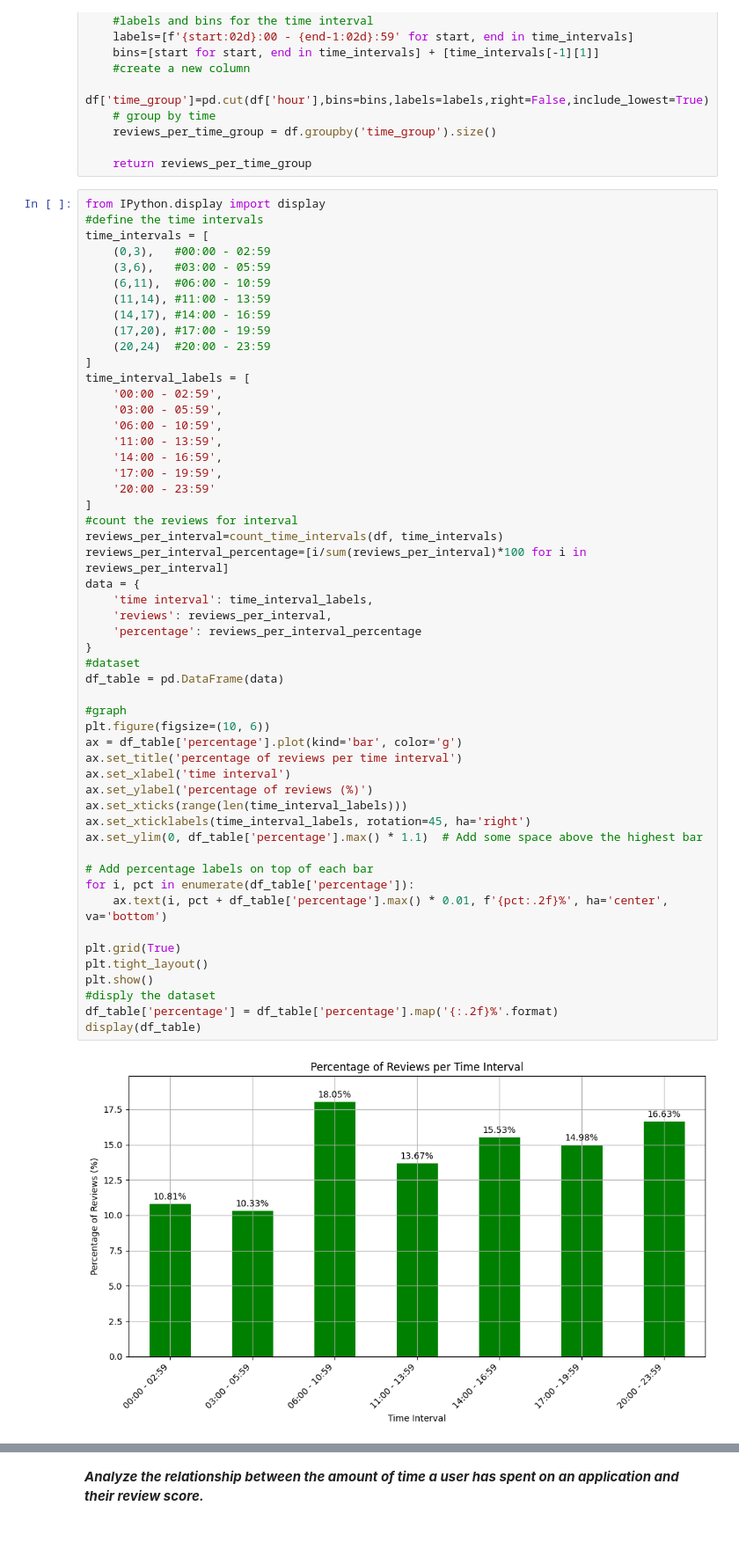
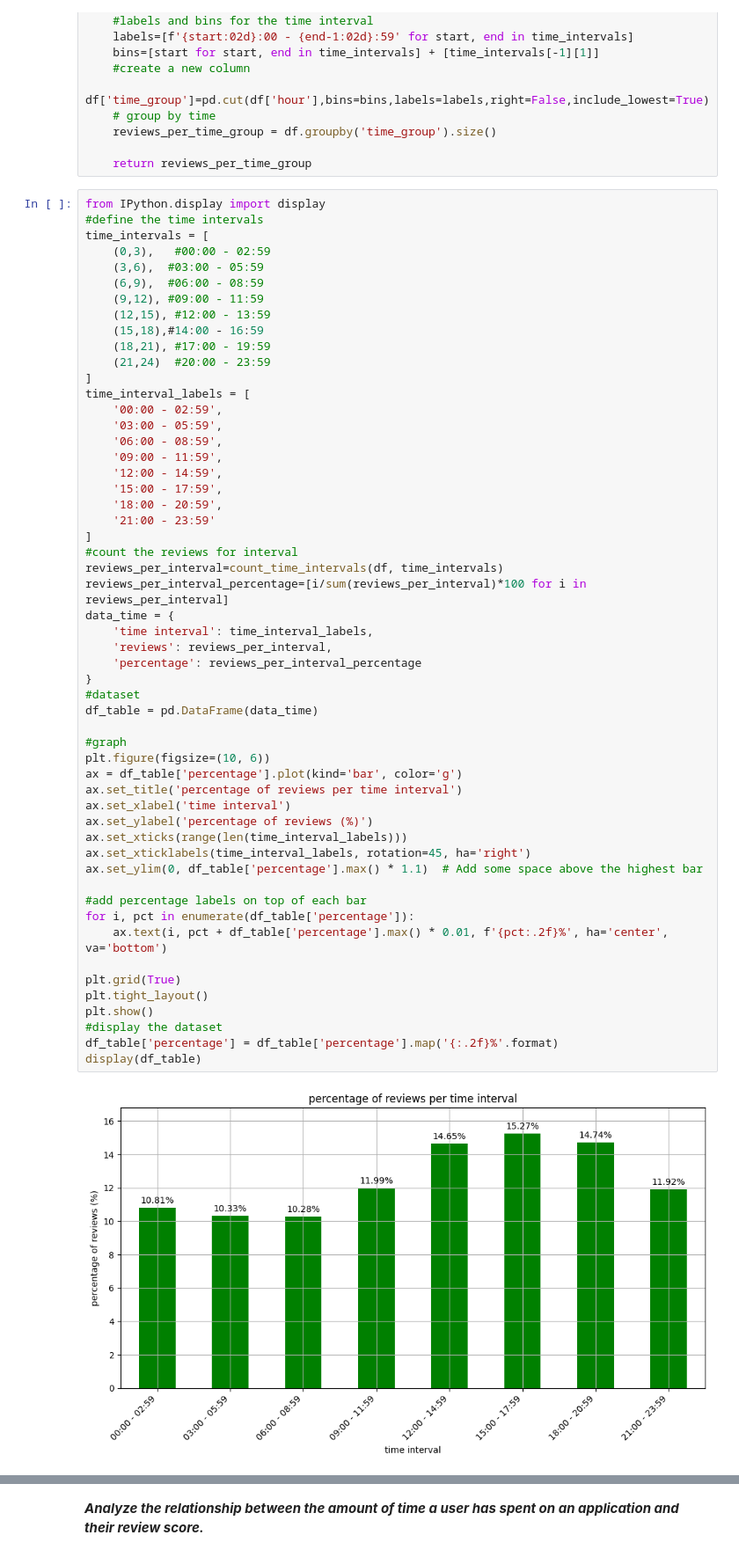
Before and after one commit to Ricksoleo/ADM-HW2-final, a Jupyter notebook: HW2.ipynb, the cells around one changed output, grey strips where cells are left out. Shown at 88% size. Saved outputs shown, nothing was run; the diff lists cells and outputs as text.

```diff
--- a/HW2.ipynb
+++ b/HW2.ipynb
@@ -558,52 +602,54 @@ from IPython.display import display
 #define the time intervals
 time_intervals = [
     (0,3),   #00:00 - 02:59
-    (3,6),   #03:00 - 05:59
-    (6,11),  #06:00 - 10:59
-    (11,14), #11:00 - 13:59
-    (14,17), #14:00 - 16:59
-    (17,20), #17:00 - 19:59
-    (20,24)  #20:00 - 23:59
+    (3,6),  #03:00 - 05:59
+    (6,9),  #06:00 - 08:59
+    (9,12), #09:00 - 11:59
+    (12,15), #12:00 - 13:59
+    (15,18),#14:00 - 16:59
+    (18,21), #17:00 - 19:59
+    (21,24)  #20:00 - 23:59
 ]
 time_interval_labels = [
     '00:00 - 02:59',
     '03:00 - 05:59',
-    '06:00 - 10:59',
-    '11:00 - 13:59',
-    '14:00 - 16:59',
-    '17:00 - 19:59',
-    '20:00 - 23:59'
+    '06:00 - 08:59',
+    '09:00 - 11:59',
+    '12:00 - 14:59',
+    '15:00 - 17:59',
+    '18:00 - 20:59',
+    '21:00 - 23:59'
 ]
 #count the reviews for interval
 reviews_per_interval=count_time_intervals(df, time_intervals)
 reviews_per_interval_percentage=[i/sum(reviews_per_interval)*100 for i in reviews_per_interval]
-data = {
+data_time = {
     'time interval': time_interval_labels,
     'reviews': reviews_per_interval,
     'percentage': reviews_per_interval_percentage
 }
 #dataset
-df_table = pd.DataFrame(data)
+df_table = pd.DataFrame(data_time)
 
 #graph
 plt.figure(figsize=(10, 6))
 ax = df_table['percentage'].plot(kind='bar', color='g')
 ax.set_title('percentage of reviews per time interval')
 ax.set_xlabel('time interval')
 ax.set_ylabel('percentage of reviews (%)')
 ax.set_xticks(range(len(time_interval_labels)))
 ax.set_xticklabels(time_interval_labels, rotation=45, ha='right')
 ax.set_ylim(0, df_table['percentage'].max() * 1.1)  # Add some space above the highest bar
 
-# Add percentage labels on top of each bar
+#add percentage labels on top of each bar
 for i, pct in enumerate(df_table['percentage']):
     ax.text(i, pct + df_table['percentage'].max() * 0.01, f'{pct:.2f}%', ha='center', va='bottom')
 
 plt.grid(True)
 plt.tight_layout()
 plt.show()
-#disply the dataset
+#display the dataset
 df_table['percentage'] = df_table['percentage'].map('{:.2f}%'.format)
 display(df_table)
 # %% [output]
-[figure, old version]
+[figure, new version]
```
Also changed, not shown: parts of 56 cells of this notebook.
